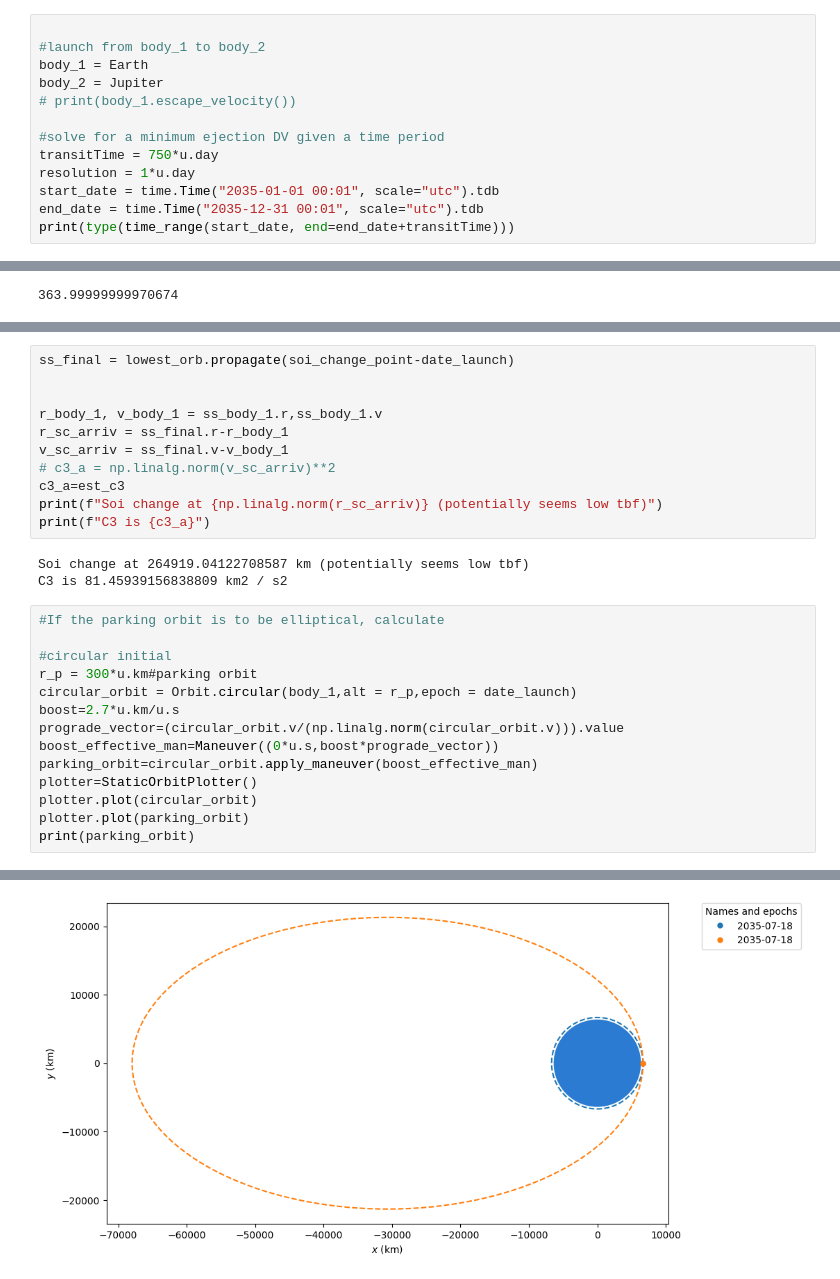
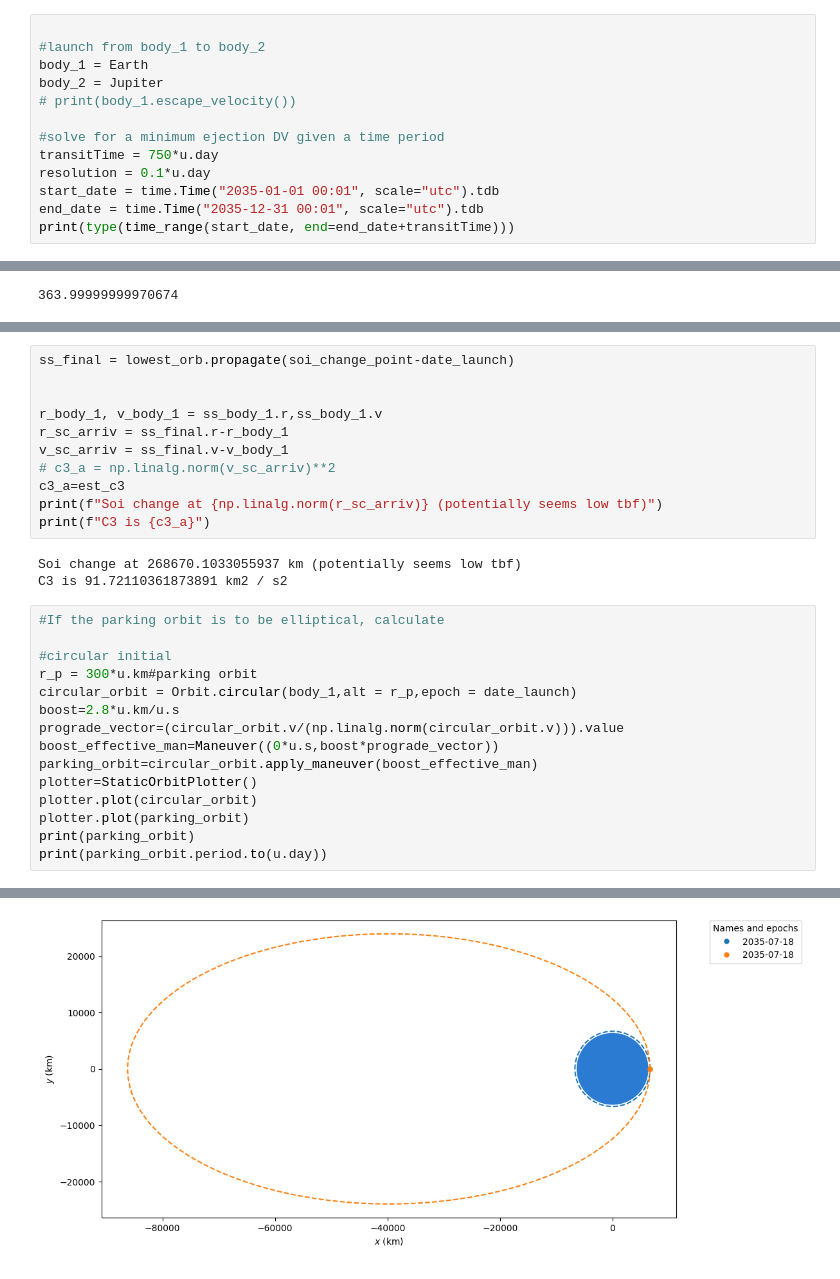
Before and after one commit to jackSN8/Starship_outer_planets_missions, a Jupyter notebook: general_trajectory_plotting_rewritten.ipynb, the cells around one changed output, grey strips where cells are left out. Cells and saved outputs as stored; diff of their text form.

```diff
--- a/general_trajectory_plotting_rewritten.ipynb
+++ b/general_trajectory_plotting_rewritten.ipynb
@@ -53,7 +53,7 @@ body_2 = Jupiter
 
 #solve for a minimum ejection DV given a time period
 transitTime = 750*u.day
-resolution = 1*u.day
+resolution = 0.1*u.day
 start_date = time.Time("2035-01-01 00:01", scale="utc").tdb
 end_date = time.Time("2035-12-31 00:01", scale="utc").tdb
 print(type(time_range(start_date, end=end_date+transitTime)))
@@ -183,15 +183,15 @@ c3_a=est_c3
 print(f"Soi change at {np.linalg.norm(r_sc_arriv)} (potentially seems low tbf)")
 print(f"C3 is {c3_a}")
 # %% [output]
-Soi change at 264919.04122708587 km (potentially seems low tbf)
-C3 is 81.45939156838809 km2 / s2
+Soi change at 268670.1033055937 km (potentially seems low tbf)
+C3 is 91.72110361873891 km2 / s2
 # %%
 #If the parking orbit is to be elliptical, calculate
 
 #circular initial
 r_p = 300*u.km#parking orbit
 circular_orbit = Orbit.circular(body_1,alt = r_p,epoch = date_launch)
-boost=2.7*u.km/u.s
+boost=2.8*u.km/u.s
 prograde_vector=(circular_orbit.v/(np.linalg.norm(circular_orbit.v))).value
 boost_effective_man=Maneuver((0*u.s,boost*prograde_vector))
 parking_orbit=circular_orbit.apply_maneuver(boost_effective_man)
@@ -199,4 +199,5 @@ plotter=StaticOrbitPlotter()
 plotter.plot(circular_orbit)
 plotter.plot(parking_orbit)
 print(parking_orbit)
+print(parking_orbit.period.to(u.day))
 # %% [output]
@@ -204,4 +206,4 @@ print(parking_orbit)
-[figure, old version]
+[figure, new version]
 # %%
 
 
```
Also changed, not shown: parts of 9 cells of this notebook, 14 other files.
